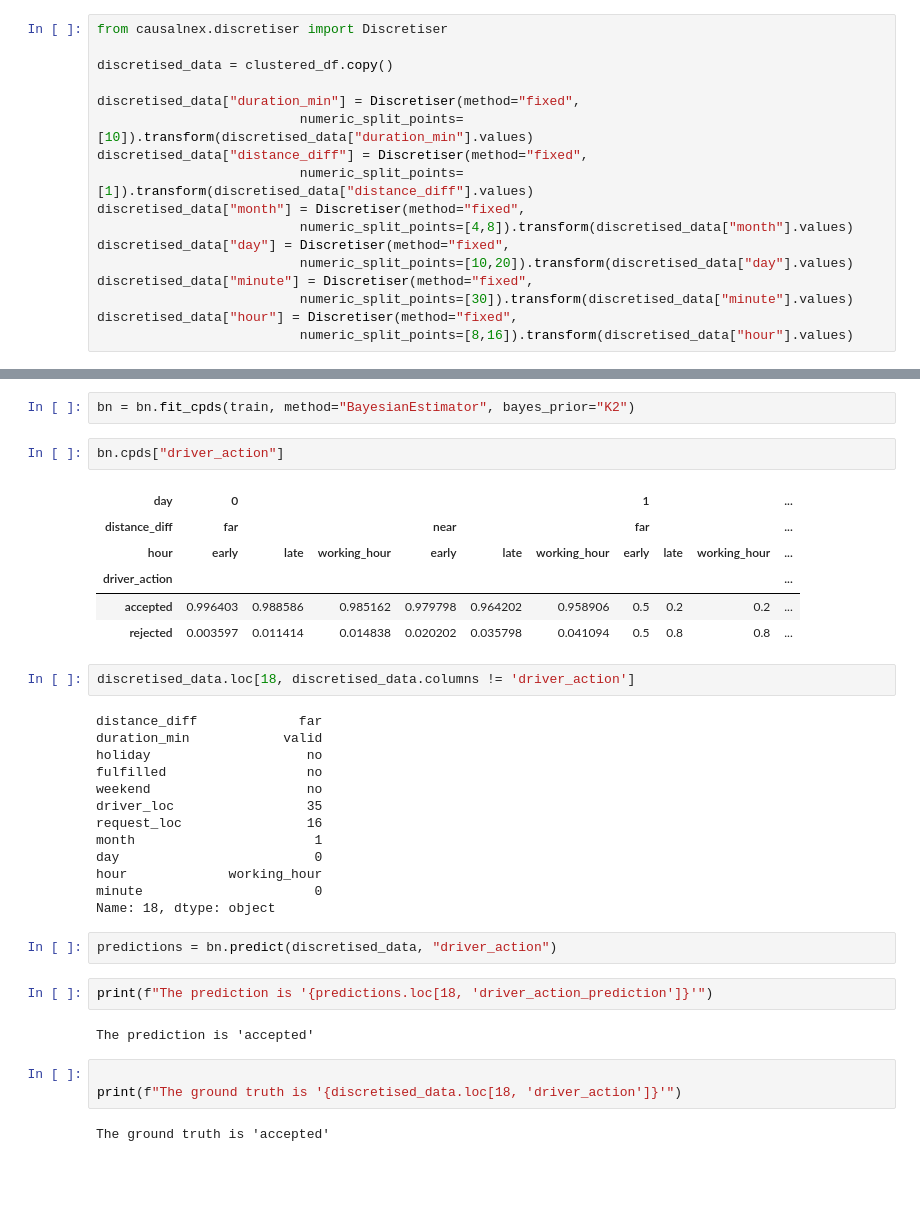
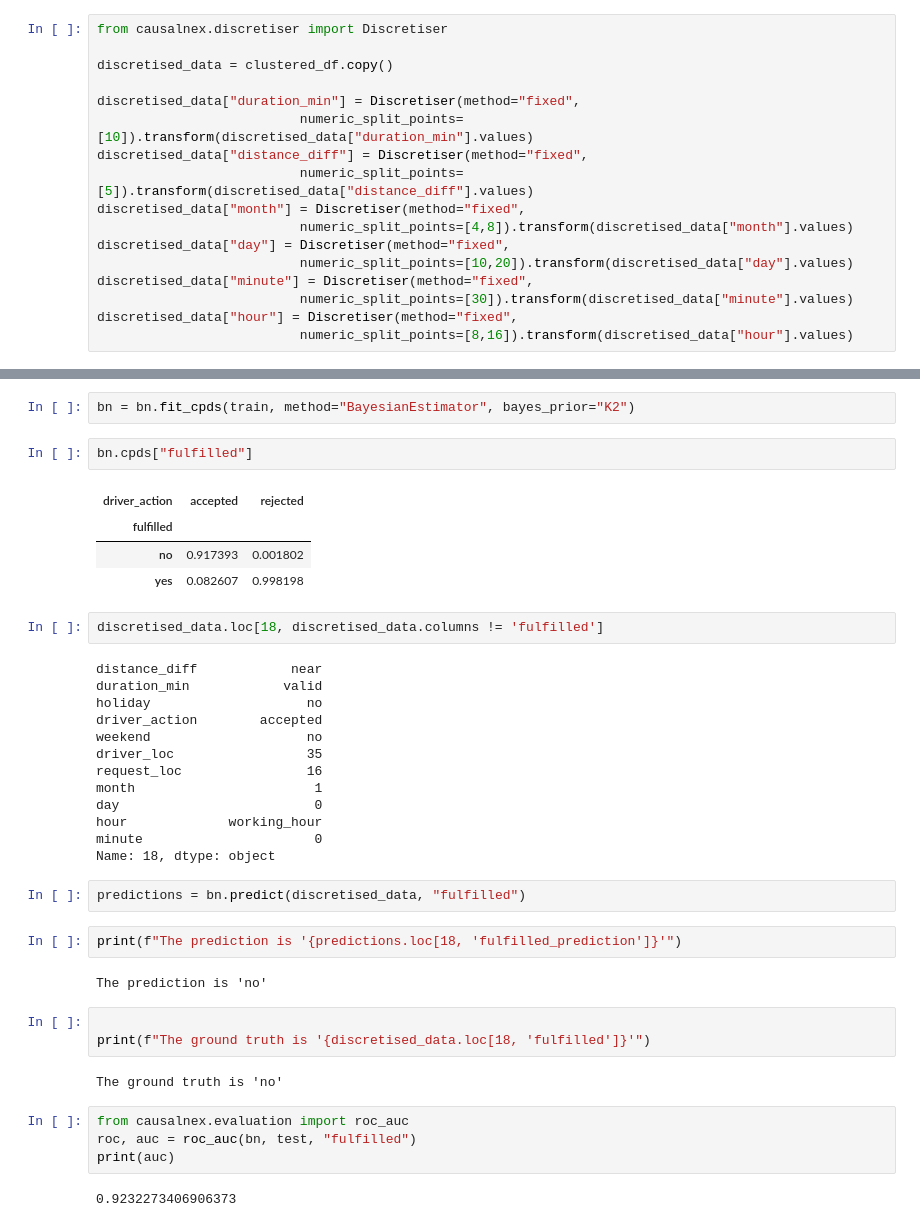
Before and after one commit to Nathnael12/Causal-Inference, a Jupyter notebook: notebooks/causal_inference.ipynb, the cells around one changed output, grey strips where cells are left out. Cells and saved outputs as stored; diff of their text form; blank space fills up the shorter version.

```diff
--- a/notebooks/causal_inference.ipynb
+++ b/notebooks/causal_inference.ipynb
@@ -283,7 +266,7 @@ discretised_data = clustered_df.copy()
 discretised_data["duration_min"] = Discretiser(method="fixed",
                           numeric_split_points=[10]).transform(discretised_data["duration_min"].values)
 discretised_data["distance_diff"] = Discretiser(method="fixed",
-                          numeric_split_points=[1]).transform(discretised_data["distance_diff"].values)
+                          numeric_split_points=[5]).transform(discretised_data["distance_diff"].values)
 discretised_data["month"] = Discretiser(method="fixed",
                           numeric_split_points=[4,8]).transform(discretised_data["month"].values)
 discretised_data["day"] = Discretiser(method="fixed",
@@ -321,21 +300,19 @@ bn = bn.fit_node_states(discretised_data)
 # %%
 bn = bn.fit_cpds(train, method="BayesianEstimator", bayes_prior="K2")
 # %%
-bn.cpds["driver_action"]
+bn.cpds["fulfilled"]
 # %% [output]
-| day | 0 |  |  |  |  |  | 1 |  |  | ... |
-| distance_diff | far |  |  | near |  |  | far |  |  | ... |
-| hour | early | late | working_hour | early | late | working_hour | early | late | working_hour | ... |
-| driver_action |  |  |  |  |  |  |  |  |  | ... |
-| accepted | 0.996403 | 0.988586 | 0.985162 | 0.979798 | 0.964202 | 0.958906 | 0.5 | 0.2 | 0.2 | ... |
-| rejected | 0.003597 | 0.011414 | 0.014838 | 0.020202 | 0.035798 | 0.041094 | 0.5 | 0.8 | 0.8 | ... |
+| driver_action | accepted | rejected |
+| fulfilled |  |  |
+| no | 0.917393 | 0.001802 |
+| yes | 0.082607 | 0.998198 |
 # %%
-discretised_data.loc[18, discretised_data.columns != 'driver_action']
+discretised_data.loc[18, discretised_data.columns != 'fulfilled']
 # %% [output]
-distance_diff             far
+distance_diff            near
 duration_min            valid
 holiday                    no
-fulfilled                  no
+driver_action        accepted
 weekend                    no
 driver_loc                 35
 request_loc                16
@@ -345,13 +322,19 @@ hour             working_hour
 minute                      0
 Name: 18, dtype: object
 # %%
-predictions = bn.predict(discretised_data, "driver_action")
+predictions = bn.predict(discretised_data, "fulfilled")
 # %%
-print(f"The prediction is '{predictions.loc[18, 'driver_action_prediction']}'")
+print(f"The prediction is '{predictions.loc[18, 'fulfilled_prediction']}'")
 # %% [output]
-The prediction is 'accepted'
+The prediction is 'no'
 # %%
 
-print(f"The ground truth is '{discretised_data.loc[18, 'driver_action']}'")
+print(f"The ground truth is '{discretised_data.loc[18, 'fulfilled']}'")
 # %% [output]
-The ground truth is 'accepted'
+The ground truth is 'no'
+# %%
+from causalnex.evaluation import roc_auc
+roc, auc = roc_auc(bn, test, "fulfilled")
+print(auc)
+# %% [output]
+0.9232273406906373
```
Also changed, not shown: parts of 46 cells of this notebook.
